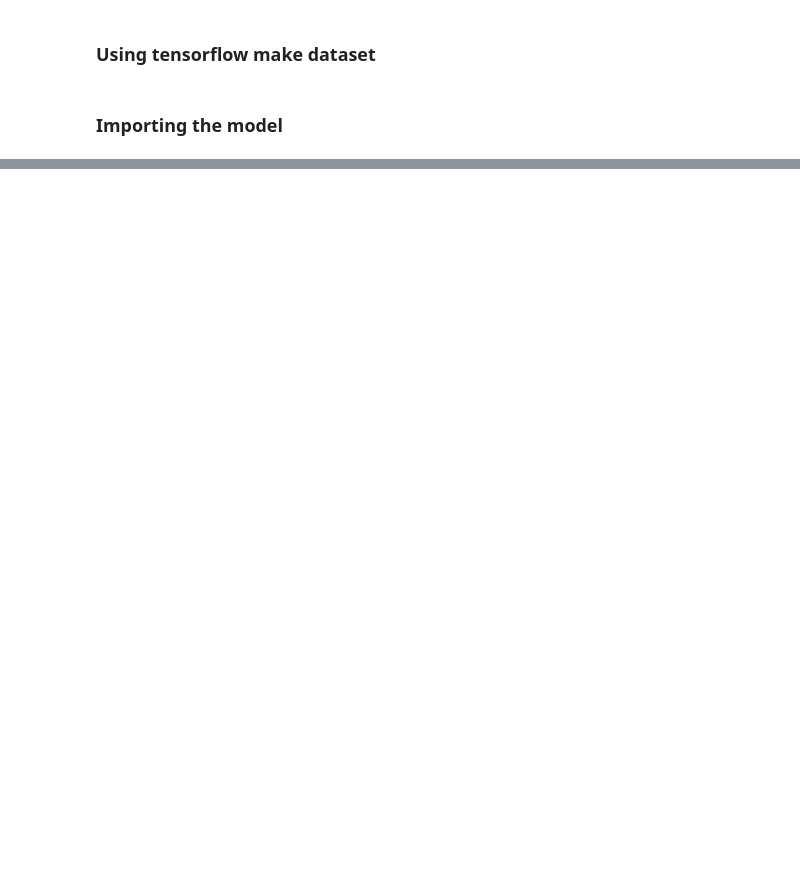
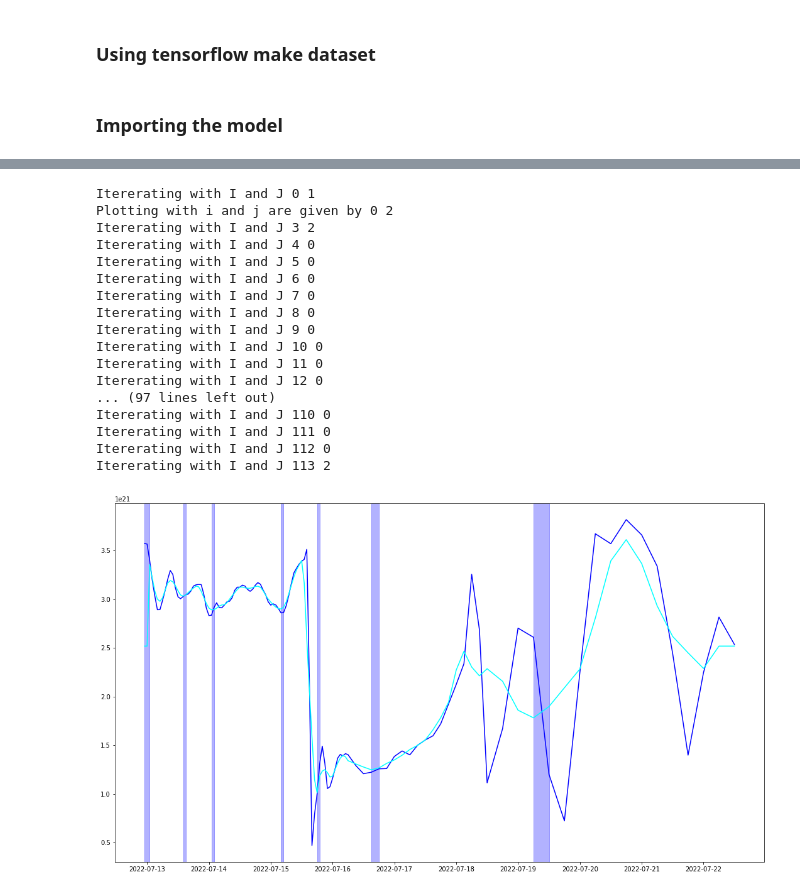
Before and after one commit to kevinTheQuigley/chargeTimeAnalytics, a Jupyter notebook: predictionTraining.ipynb, the cells around one changed output, grey strips where cells are left out. Saved outputs shown, nothing was run; the diff lists cells and outputs as text; code cells hidden in the pictures; blank space fills up the shorter version.

```diff
--- a/predictionTraining.ipynb
+++ b/predictionTraining.ipynb
@@ -157,0 +168,2 @@ NameError: name 'WindowGenerator' is not defined
+# %%
+forecastArr=conv_model.predict(forecastDs)
@@ -157,0 +176,4 @@ NameError: name 'WindowGenerator' is not defined
+# %%
+forecastPred=forecastArr[:,1]
+
+#forecastArr.ravel()
@@ -159,0 +200,14 @@ X_forecast = tf.keras.pd_dataframe_to_tf_dataset(forecast, label=label, task=tfd
+# %%
+#Finding the rolling average
+forecastpd=pd.Series(forecastPred.ravel())
+forecastRoll=forecastpd.rolling(5, center =True).mean()
+forecastAvg=forecastRoll.dropna().mean()
+forecastRoll=forecastRoll.fillna(forecastAvg)
+#Finding the rolling minima
+rollMin=forecastRoll.rolling(12, center=True).min()
+rollMin=rollMin.fillna(forecastRoll.mean())
+# %%
+highlights=(rollMin== forecastRoll)
+#highlights[0]=False
+#highlights[1]=False
+highlights[highlights]
@@ -160,3 +226,41 @@ X_forecast = tf.keras.pd_dataframe_to_tf_dataset(forecast, label=label, task=tfd
 # %%
-forecast
+import matplotlib.pyplot as plt
+from matplotlib.pyplot import figure
+
+forecastPlot=forecast.iloc[2:]
+forecastPlot['index']=range(len(forecastPlot))
+forecastPlot.index=range(len(forecastPlot))
+forecastPlot.set_index('index')
+
+forecastPlot= forecastPlot.reindex()
+
+fig, ax = plt.subplots(figsize=(4, 4))
+
+plt.plot(forecastPlot['date'],forecastPred,color = 'blue')
+plt.plot(forecastPlot['date'],forecastRoll,color = 'cyan')
+
+# highlight a time range
+
+#ax.axvspan(forecastPlot['date'][0],forecastPlot['date'][2], color="blue", alpha=0.3)
+i=0
+while i < len(forecastPlot['date']):
+    print("Itererating with I and J",i,j)
+    j = 0
+
+    while ((i+j) < len(forecastPlot['date'])) and ( highlights[i]):
+        if highlights[i+j]:
+            j=j+1
+        else:
+            print("Plotting with i and j are given by",i,j)
+            ax.axvspan(forecastPlot['date'][i],forecastPlot['date'][j+i], color="blue", alpha=0.3)
+            i = i+j
+    i=i+1
+
+
+
+
+
+fig = plt.gcf()
+fig.set_size_inches(18.5, 10.5)
+fig.savefig('test2png.png', dpi=100)
 # %% [output]
@@ -180,3 +272,21 @@ forecast
+Itererating with I and J 0 1
+Plotting with i and j are given by 0 2
+Itererating with I and J 3 2
+Itererating with I and J 4 0
+Itererating with I and J 5 0
+Itererating with I and J 6 0
+Itererating with I and J 7 0
+Itererating with I and J 8 0
+Itererating with I and J 9 0
+Itererating with I and J 10 0
+Itererating with I and J 11 0
+Itererating with I and J 12 0
+... (97 lines left out)
+Itererating with I and J 110 0
+Itererating with I and J 111 0
+Itererating with I and J 112 0
+Itererating with I and J 113 2
+[figure, added]
 # %%
 forecast=forecast.drop('date',1)
 forecast=forecast.drop('dayInMonth',1)
```
Also changed, not shown: parts of 21 cells of this notebook, 1 other file.
